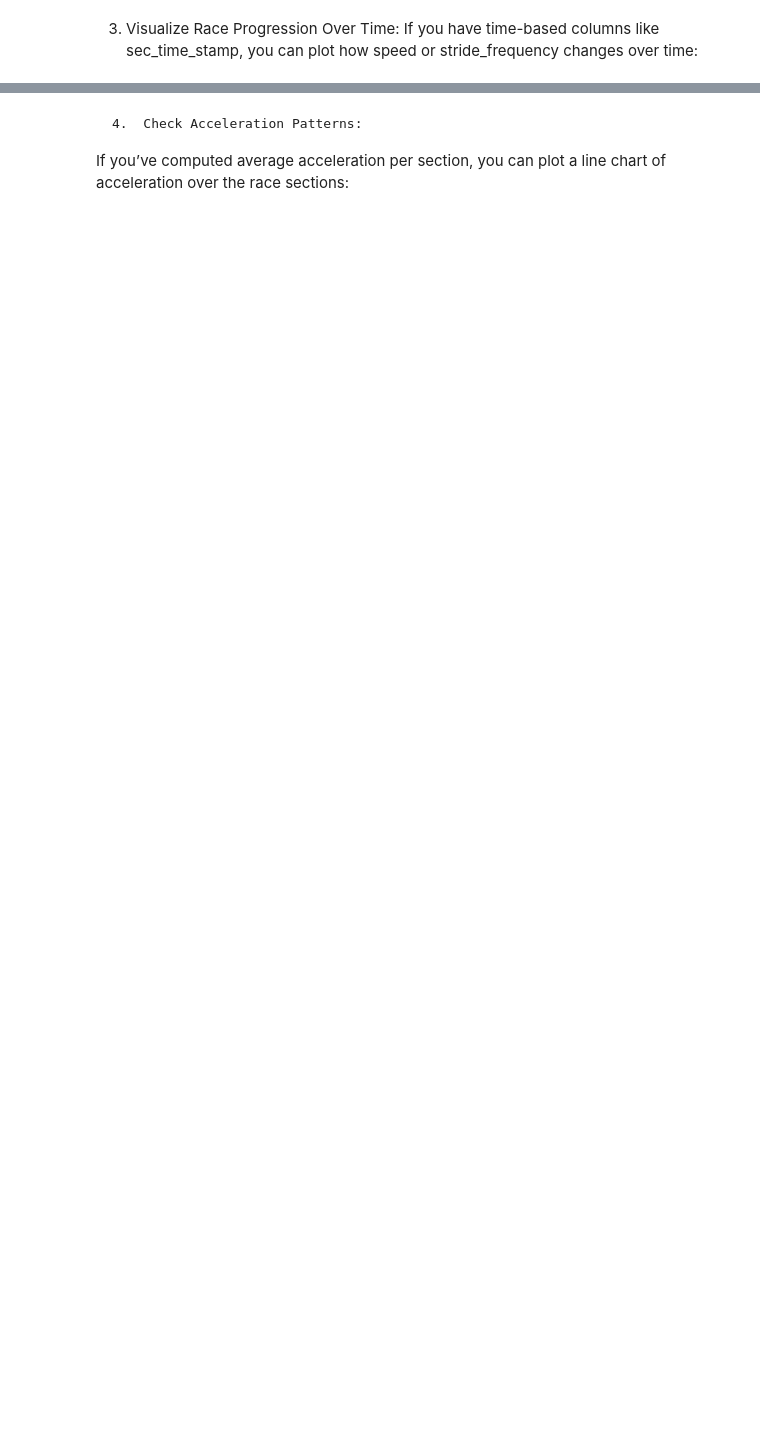
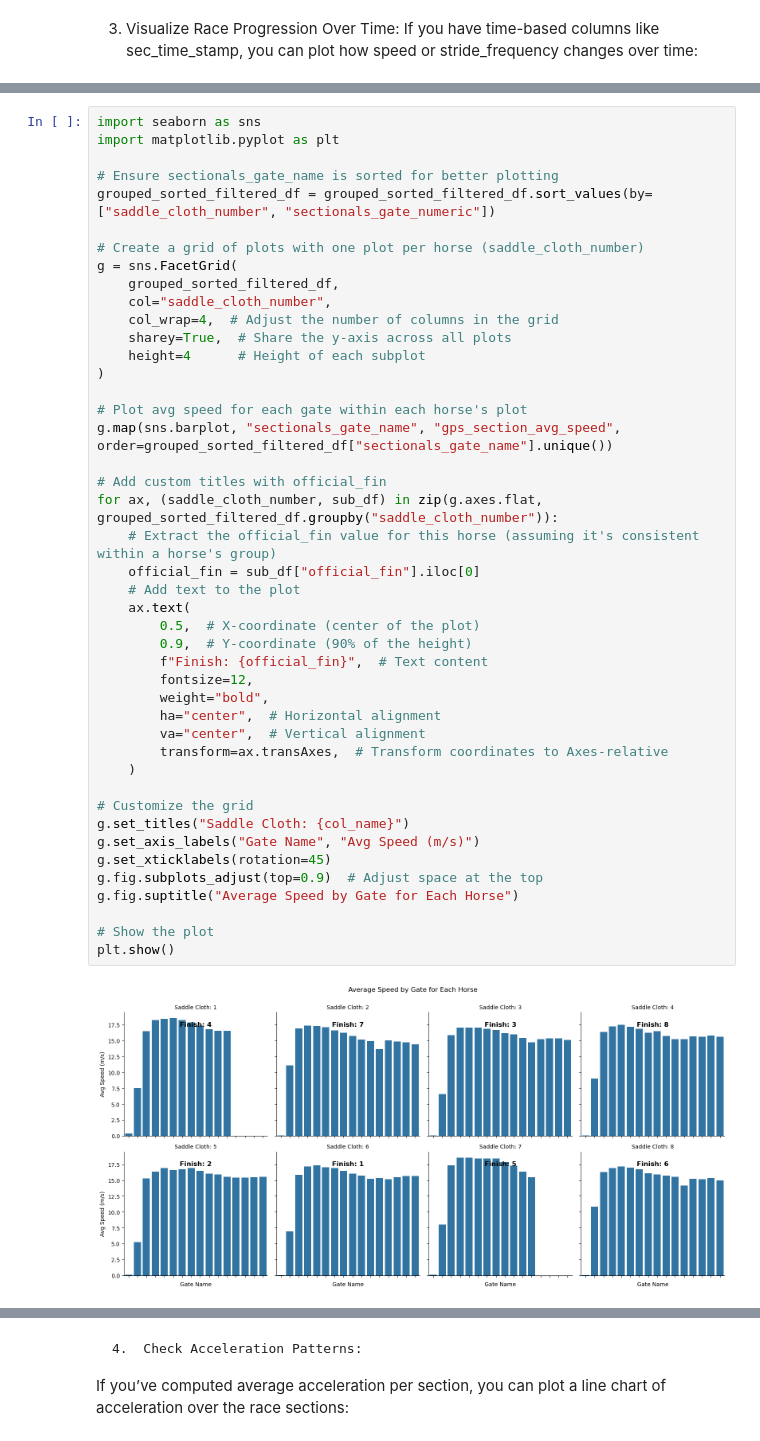
Before and after one commit to shanemeister/FoxRiverAIRacing, a Jupyter notebook: notebooks/XGBoost_Data_Prep_For_Model_Training.ipynb, the cells around one changed output, grey strips where cells are left out. Drawn from its saved outputs; the diff is of its cells as text; blank space fills up the shorter version.

```diff
--- a/notebooks/XGBoost_Data_Prep_For_Model_Training.ipynb
+++ b/notebooks/XGBoost_Data_Prep_For_Model_Training.ipynb
@@ -161,0 +273,46 @@ If you have time-based columns like sec_time_stamp, you can plot how speed or st
+# %%
+import seaborn as sns
+import matplotlib.pyplot as plt
+
+# Ensure sectionals_gate_name is sorted for better plotting
+grouped_sorted_filtered_df = grouped_sorted_filtered_df.sort_values(by=["saddle_cloth_number", "sectionals_gate_numeric"])
+
+# Create a grid of plots with one plot per horse (saddle_cloth_number)
+g = sns.FacetGrid(
+    grouped_sorted_filtered_df,
+    col="saddle_cloth_number",
+    col_wrap=4,  # Adjust the number of columns in the grid
+    sharey=True,  # Share the y-axis across all plots
+    height=4      # Height of each subplot
+)
+
+# Plot avg speed for each gate within each horse's plot
+g.map(sns.barplot, "sectionals_gate_name", "gps_section_avg_speed", order=grouped_sorted_filtered_df["sectionals_gate_name"].unique())
+
+# Add custom titles with official_fin
+for ax, (saddle_cloth_number, sub_df) in zip(g.axes.flat, grouped_sorted_filtered_df.groupby("saddle_cloth_number")):
+    # Extract the official_fin value for this horse (assuming it's consistent within a horse's group)
+    official_fin = sub_df["official_fin"].iloc[0]
+    # Add text to the plot
+    ax.text(
+        0.5,  # X-coordinate (center of the plot)
+        0.9,  # Y-coordinate (90% of the height)
+        f"Finish: {official_fin}",  # Text content
+        fontsize=12,
+        weight="bold",
+        ha="center",  # Horizontal alignment
+        va="center",  # Vertical alignment
+        transform=ax.transAxes,  # Transform coordinates to Axes-relative
+    )
+
+# Customize the grid
+g.set_titles("Saddle Cloth: {col_name}")
+g.set_axis_labels("Gate Name", "Avg Speed (m/s)")
+g.set_xticklabels(rotation=45)
+g.fig.subplots_adjust(top=0.9)  # Adjust space at the top
+g.fig.suptitle("Average Speed by Gate for Each Horse")
+
+# Show the plot
+plt.show()
+# %% [output]
+[figure, added]
```
Also changed, not shown: parts of 15 cells of this notebook, 36 other files.
